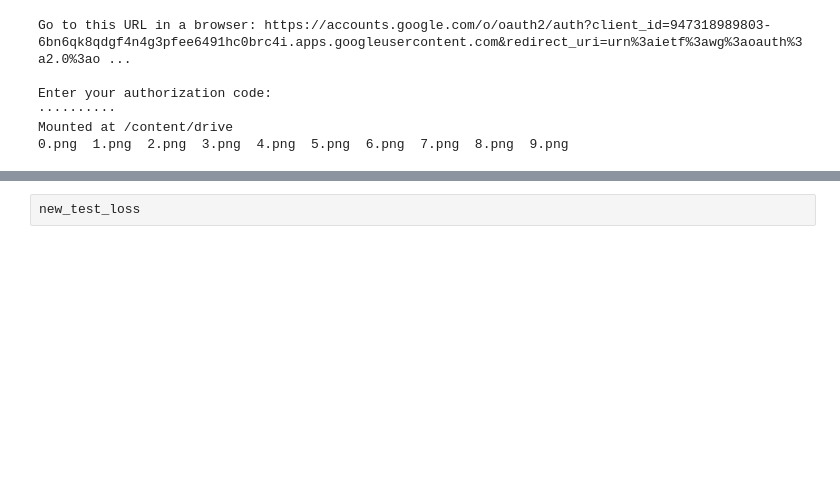
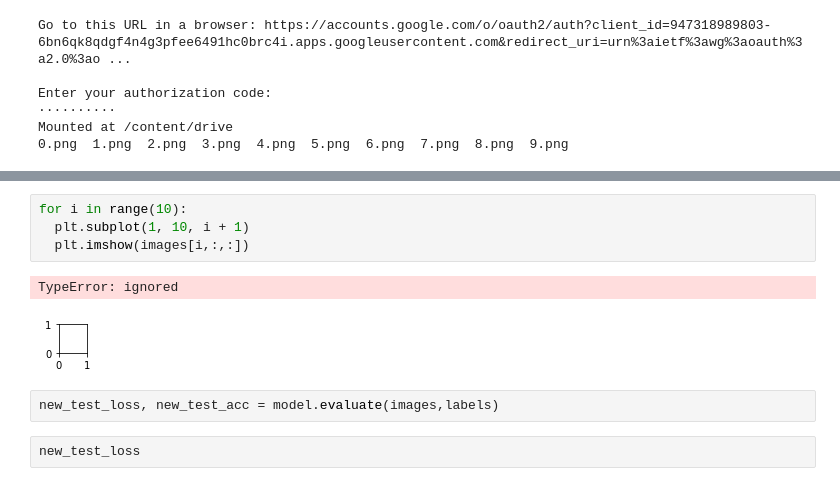
Before and after one commit to davemlz/Master_of_DataScience, a Jupyter notebook: ML1/6_Redes Convolucionales/classifying-numbers.ipynb, the cells around one changed output, grey strips where cells are left out. Cells and saved outputs as stored; diff of their text form; blank space fills up the shorter version.

```diff
--- a/ML1/6_Redes Convolucionales/classifying-numbers.ipynb
+++ b/ML1/6_Redes Convolucionales/classifying-numbers.ipynb
@@ -238,3 +256,12 @@ new_test_loss, new_test_acc = model.evaluate(images,labels)
+# %%
+for i in range(10):
+  plt.subplot(1, 10, i + 1)
+  plt.imshow(images[i,:,:])
+# %% [output]
+TypeError: ignored
+[figure, added]
+# %%
+new_test_loss, new_test_acc = model.evaluate(images,labels)
 # %%
 new_test_loss
 # %% [output]
```
Also changed, not shown: parts of 2 cells of this notebook.
